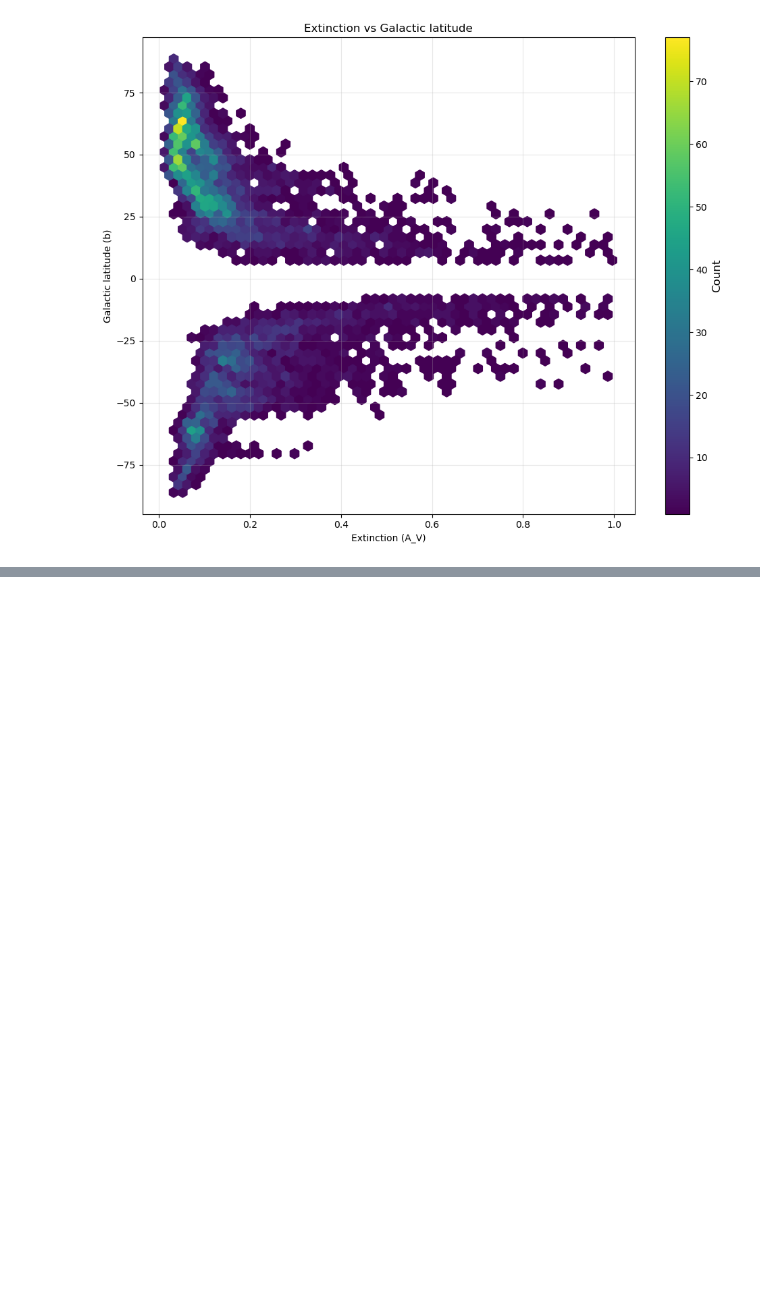
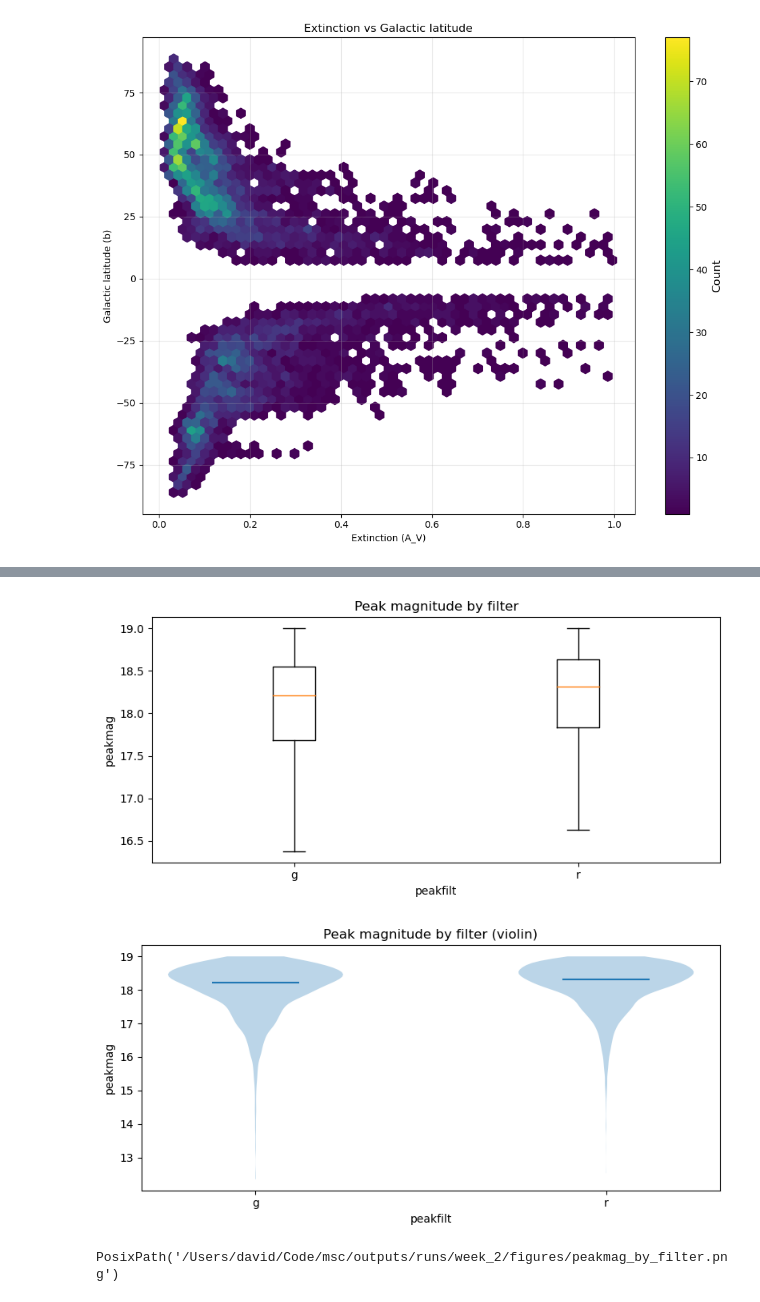
Before and after one commit to heffernan111/msc-dissertation, a Jupyter notebook: notebooks/week_2.ipynb, the cells around one changed output, grey strips where cells are left out. Saved outputs shown, nothing was run; the diff lists cells and outputs as text; code cells hidden in the pictures; blank space fills up the shorter version.

```diff
--- a/notebooks/week_2.ipynb
+++ b/notebooks/week_2.ipynb
@@ -141,0 +193,42 @@ PosixPath('/Users/david/Code/msc/outputs/runs/week_2/figures/extinction_vs_latit
+# %%
+# Coerce to usable types
+df['peakmag'] = pd.to_numeric(df['peakmag'], errors='coerce')
+df['peakfilt'] = df['peakfilt'].astype(str)
+
+d = df.dropna(subset=['peakmag', 'peakfilt'])
+
+# Order filters by median peakmag
+order = (
+    d.groupby('peakfilt')['peakmag']
+     .median()
+     .sort_values()
+     .index
+     .tolist()
+)
+
+data = [d.loc[d['peakfilt'] == f, 'peakmag'].values for f in order]
+
+fig = plt.figure(figsize=(8, 4))
+plt.boxplot(data, labels=order, showfliers=False)
+plt.xlabel('peakfilt')
+plt.ylabel('peakmag')
+plt.title('Peak magnitude by filter')
+plt.tight_layout()
+plt.show()
+savefig(fig, run_dir, "peakmag_by_filter_boxplot")
+
+# and in violin plot
+fig = plt.figure(figsize=(8, 4))
+plt.violinplot(data, showmeans=False, showmedians=True, showextrema=False)
+plt.xticks(range(1, len(order) + 1), order)
+plt.xlabel('peakfilt')
+plt.ylabel('peakmag')
+plt.title('Peak magnitude by filter (violin)')
+plt.tight_layout()
+plt.show()
+
+savefig(fig, run_dir, "peakmag_by_filter")
+# %% [output]
+[figure, added]
+[figure, added]
+PosixPath('/Users/david/Code/msc/outputs/runs/week_2/figures/peakmag_by_filter.png')
```
Also changed, not shown: parts of 7 cells of this notebook.
